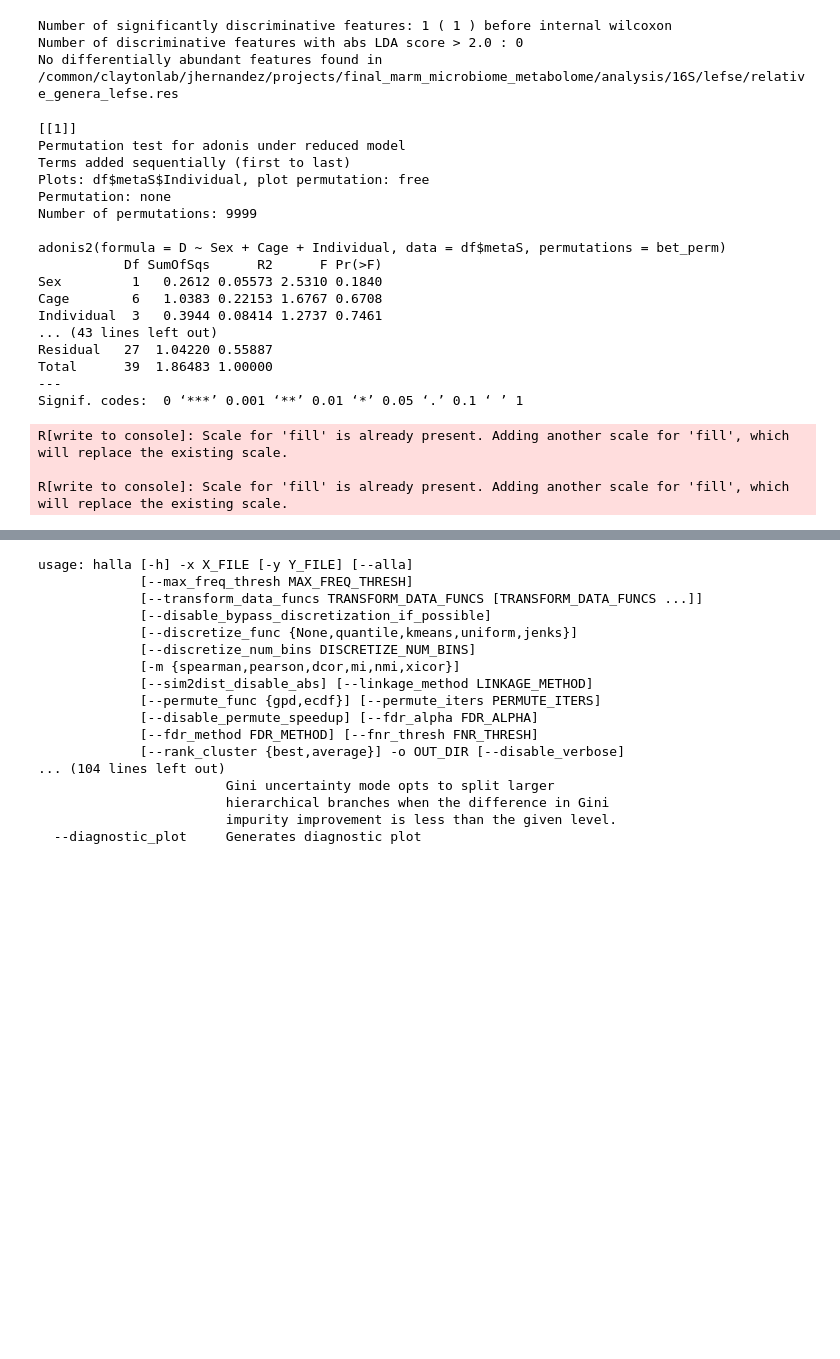
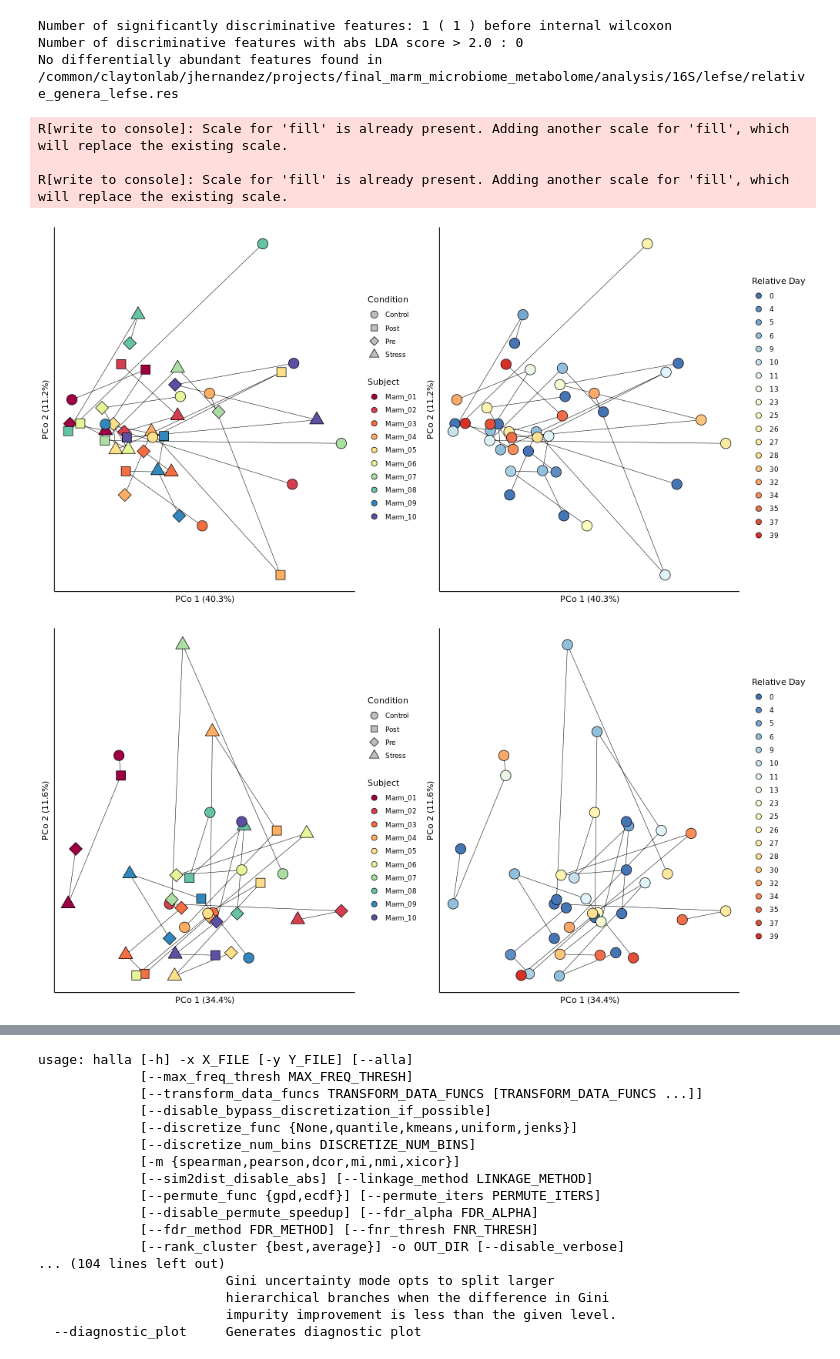
Before and after one commit to jbh2313/marm_microbiome_metabolome, a Jupyter notebook: marm-microbiome-metabolome.ipynb, the cells around one changed output, grey strips where cells are left out. Drawn from its saved outputs; the diff is of its cells as text; code cells hidden in the pictures; blank space fills up the shorter version.

```diff
--- a/marm-microbiome-metabolome.ipynb
+++ b/marm-microbiome-metabolome.ipynb
@@ -1177,5 +1199,6 @@ runFixedModel <- function(df) {
 # %%
-%%R -i sampleMeta,metabScaled,relativeGenera,targetedFeatureMeta -w 1000 -h 500
+%%R -i sampleMeta,metabScaled,relativeGenera,targetedFeatureMeta -o metabRes,generaRes -w 1000 -h 500
+figureDir <- '/common/claytonlab/jhernandez/projects/final_marm_microbiome_metabolome/analysis/figures'
 
 sampleMeta$Relative_Day <- as.integer(sampleMeta$Relative_Day)
 
@@ -1210,71 +1233,60 @@ relGeneraDat.nrm <- relGeneraDat
 genSums <- rowSums(relGeneraDat.nrm$x)
 genSums[genSums == 0] <- 1
 relGeneraDat.nrm$x <- relGeneraDat.nrm$x / genSums
 relGeneraDat.nrm$x <- relGeneraDat.nrm$x[rowSums(relGeneraDat.nrm$x) > 0,]
 relGeneraDat.nrm$metaS <- relGeneraDat.nrm$metaS[rownames(relGeneraDat.nrm$x),]
 
 # A transformation is applied to the data to reduce the effect of outliers and increase linearity.
 # Metabolomics data is log2(x + 1) transformed, and microbiome data is arcsine square-root transformed.
 targMetabDat.trans <- targMetabDat
 targMetabDat.trans$x <- log2(targMetabDat.trans$x + 1)
 relGeneraDat.trans <- relGeneraDat
 relGeneraDat.trans$x <- asin(sqrt(relGeneraDat.trans$x))
 
 # PERMANOVA is run for metabolomics and genera abundance data. Zeros are used for filtered samples (n=2)
 # because PERMANOVA required a balanced number of samples
-generaPerm <- runPerm(relGeneraDat)
-metabPerm <- runPerm(targMetabDat.nrm)
-print(generaPerm)
-print(metabPerm)
+# generaPerm <- runPerm(relGeneraDat)
+# metabPerm <- runPerm(targMetabDat.nrm)
+# print(generaPerm)
+# print(metabPerm)
 
 # Bray-Curtis distance matrix is calculated and a PCoA plot is created
 metabPCoA <- PCoA(targMetabDat.nrm)
 generaPCoA <- PCoA(relGeneraDat.nrm)
 
-metabInd <- ordplot(targMetabDat.nrm, metabPCoA, colour="Anon_Individual", shape="Condition") + scale_fill_brewer(palette="Spectral")
-metabDay <- ordplot(targMetabDat.nrm, metabPCoA, colour="Relative_Day", connect="Anon_Individual", connectwidth=0.25)
-tgrob <- as_ggplot(text_grob("Bray-Curtis: Metabolomics", size = 20))
+metabInd <- ordplot(targMetabDat.nrm, metabPCoA, colour="Anon_Individual", shape="Condition", connect="Anon_Individual", connectwidth=0.25, colour_title="Subject") +
+    scale_fill_brewer(palette="Spectral")
+metabDay <- ordplot(targMetabDat.nrm, metabPCoA, colour="Relative_Day", connect="Anon_Individual", connectwidth=0.25, colour_title="Relative Day")
+# metabCage <- ordplot(targMetabDat.nrm, metabPCoA,  shape="Sex", colour="Cage", connect="Anon_Individual", connectwidth=0.25) + scale_fill_brewer(palette="Set3")
+# tgrob <- as_ggplot(text_grob("Bray-Curtis: Metabolomics", size = 20))
 metabPlot <- ggarrange(metabInd, metabDay, ncol=2, nrow=1)
-metabPlot <- ggarrange(tgrob, metabPlot, nrow=2, heights=c(1, 10), labels='A', font.label=list(size=30))
+# metabPlot <- ggarrange(tgrob, metabPlot, nrow=2, heights=c(1, 10), labels='A', font.label=list(size=30))
 
-# plot(metabPlot)
-# ggsave('metabPCoA.pdf', plot=metabPlot, device='pdf', path='figures', width=10, height=5, units='in')
+plot(metabPlot)
+ggsave('metabPCoA_stress.pdf', plot=metabPlot, device='pdf', path=figureDir, width=10, height=5, units='in')
 
-generaInd <- ordplot(relGeneraDat.nrm, generaPCoA, colour="Anon_Individual", shape="Condition") + scale_fill_brewer(palette="Spectral")
-generaDay <- ordplot(relGeneraDat.nrm, generaPCoA, colour="Relative_Day", connect="Anon_Individual", connectwidth=0.25)
-tgrob <- as_ggplot(text_grob("Bray-Curtis: Genera Abundance", size = 20))
-metabPlot <- ggarrange(generaInd, generaDay, ncol=2, nrow=1)
-generaPlot <- ggarrange(tgrob, metabPlot, nrow=2, heights=c(1, 10), labels='B', font.label=list(size=30))
+generaInd <- ordplot(relGeneraDat.nrm, generaPCoA, colour="Anon_Individual", shape="Condition", connect="Anon_Individual", connectwidth=0.25, colour_title="Subject") +
+    scale_fill_brewer(palette="Spectral")
+generaDay <- ordplot(relGeneraDat.nrm, generaPCoA, colour="Relative_Day", connect="Anon_Individual", connectwidth=0.25, colour_title="Relative Day")
+# generaCage <- ordplot(relGeneraDat.nrm, generaPCoA,  shape="Sex", colour="Cage", connect="Anon_Individual", connectwidth=0.25) + scale_fill_brewer(palette="Set3")
+# tgrob <- as_ggplot(text_grob("Bray-Curtis: Genera Abundance", size = 20))
+generaPlot <- ggarrange(generaInd, generaDay, ncol=2, nrow=1)
+# generaPlot <- ggarrange(tgrob, generaPlot, nrow=2, heights=c(1, 10), labels='B', font.label=list(size=30))
 
-# plot(generaPlot)
-# ggsave('generaPCoA.pdf', plot=generaPlot, device='pdf', path='figures', width=10, height=5, units='in')
+plot(generaPlot)
+ggsave('generaPCoA_stress.pdf', plot=generaPlot, device='pdf', path=figureDir, width=10, height=5, units='in')
 
 # Metabolites and genera abundance data are fitted to a mixed model and their p-values/residuals are extracted
 metabRes <- runMixedModel(targMetabDat.trans)
 generaRes <- runMixedModel(relGeneraDat.trans)
 # %% [output]
-[[1]]
-Permutation test for adonis under reduced model
-Terms added sequentially (first to last)
-Plots: df$metaS$Individual, plot permutation: free
-Permutation: none
-Number of permutations: 9999
+R[write to console]: Scale for 'fill' is already present. Adding another scale for 'fill', which
+will replace the existing scale.
 
-adonis2(formula = D ~ Sex + Cage + Individual, data = df$metaS, permutations = bet_perm)
-           Df SumOfSqs      R2      F Pr(>F)
-Sex         1   0.2612 0.05573 2.5310 0.1840
-Cage        6   1.0383 0.22153 1.6767 0.6708
-Individual  3   0.3944 0.08414 1.2737 0.7461
-... (43 lines left out)
-Residual   27  1.04220 0.55887
-Total      39  1.86483 1.00000
----
-Signif. codes:  0 ‘***’ 0.001 ‘**’ 0.01 ‘*’ 0.05 ‘.’ 0.1 ‘ ’ 1
+R[write to console]: Scale for 'fill' is already present. Adding another scale for 'fill', which
+will replace the existing scale.
-R[write to console]: Scale for 'fill' is already present. Adding another scale for 'fill', which
-will replace the existing scale.
-
-R[write to console]: Scale for 'fill' is already present. Adding another scale for 'fill', which
-will replace the existing scale.
+[figure, added]
+[figure, added]
 # %%
 # # Samples that were exposed to a stressful stimulus are removed from this analysis
 sampleMetaNoStress = sampleMeta[sampleMeta['Condition'] != 'Stress']
```
Also changed, not shown: parts of 9 cells of this notebook.
